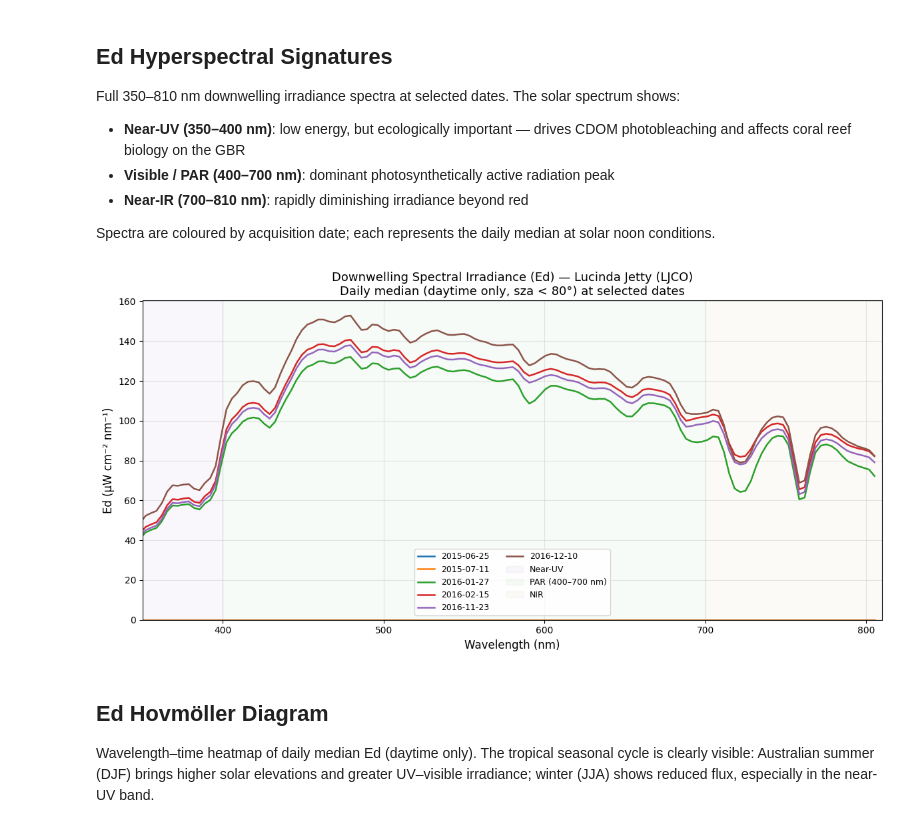
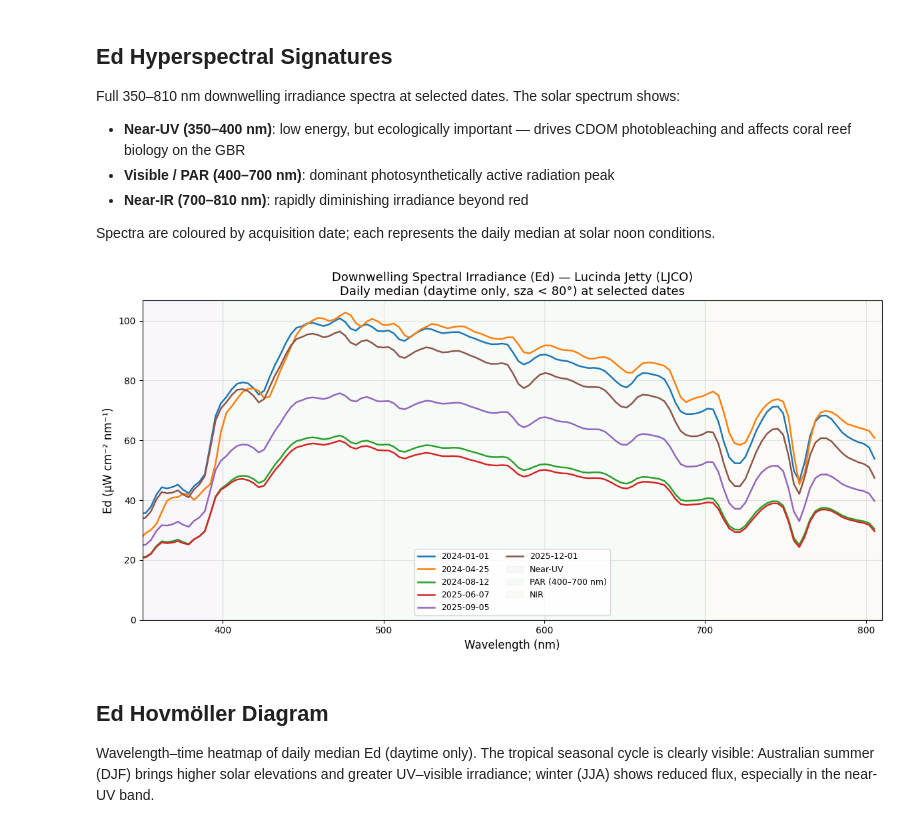
Before and after one commit to aodn/aodn_cloud_optimised, a Jupyter notebook: notebooks/station_lucinda_jetty_daily_satlantic_hyperocr.ipynb, the cells around one changed output. Cells and saved outputs as stored; diff of their text form; code cells hidden in the pictures.

```diff
--- a/notebooks/station_lucinda_jetty_daily_satlantic_hyperocr.ipynb
+++ b/notebooks/station_lucinda_jetty_daily_satlantic_hyperocr.ipynb
@@ -122,8 +122,8 @@ The solar spectrum shows:
 
 Spectra are coloured by acquisition date; each represents the daily median at solar noon conditions.
 # %%
-DATE_START = ""
-DATE_END   = ""
+DATE_START = "2024-01-01"
+DATE_END   = "2025-12-01"
 time_vals = xds["TIME"].values
 DATE_START = DATE_START or pd.Timestamp(time_vals[0]).strftime("%Y-%m-%d")
 DATE_END   = DATE_END   or pd.Timestamp(time_vals[-1]).strftime("%Y-%m-%d")
@@ -149,34 +149,34 @@ sample_times = good_times[pick_idx]
 fig, ax = plt.subplots(figsize=(12, 6))
 cmap = plt.get_cmap("tab10")
 
 for i, t in enumerate(sample_times):
     spec = ed_daily.sel(TIME=t, method="nearest").values
     label = pd.Timestamp(t).strftime("%Y-%m-%d")
     ax.plot(wl, spec, color=cmap(i), lw=1.8, label=label)
 
 # Spectral region shading
 for xlo, xhi, col, lbl in [
     (350, 400, "#c0a0e0", "Near-UV"),
     (400, 700, "#a0d0a0", "PAR (400–700 nm)"),
     (700, 810, "#e0c0a0", "NIR"),
 ]:
     ax.axvspan(xlo, xhi, alpha=0.08, color=col, label=lbl)
 
 ax.set_xlabel("Wavelength (nm)", fontsize=12)
 ax.set_ylabel("Ed (μW cm⁻² nm⁻¹)", fontsize=12)
 ax.set_title(
     "Downwelling Spectral Irradiance (Ed) — Lucinda Jetty (LJCO)\n"
     "Daily median (daytime only, sza < 80°) at selected dates",
     fontsize=13,
 )
 ax.set_xlim(350, 810)
 ax.set_ylim(bottom=0)
 ax.legend(fontsize=9, ncol=2)
 ax.grid(True, alpha=0.3)
 plt.tight_layout()
 plt.show()
 # %% [output]
-[figure, old version]
+[figure, new version]
 # %% [markdown]
 ## Ed Hovmöller Diagram
 
```
Also changed, not shown: parts of 11 cells of this notebook, 15 other files.
